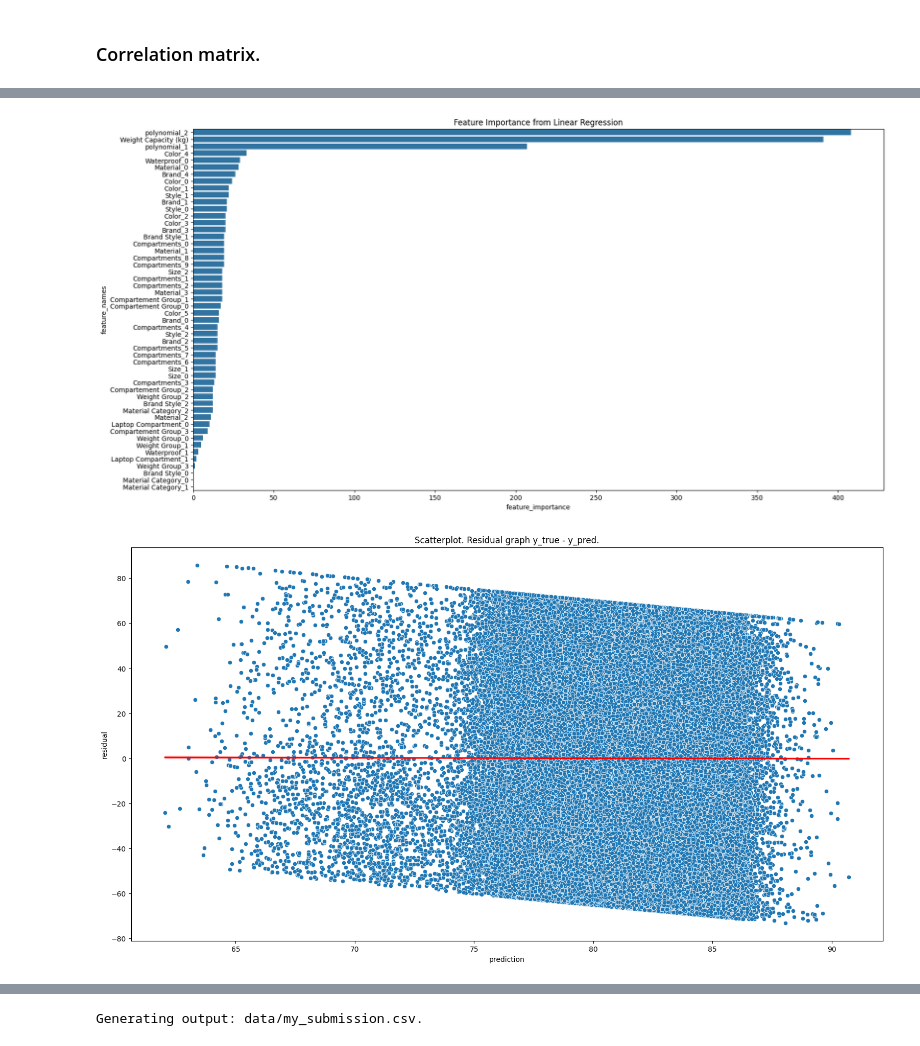
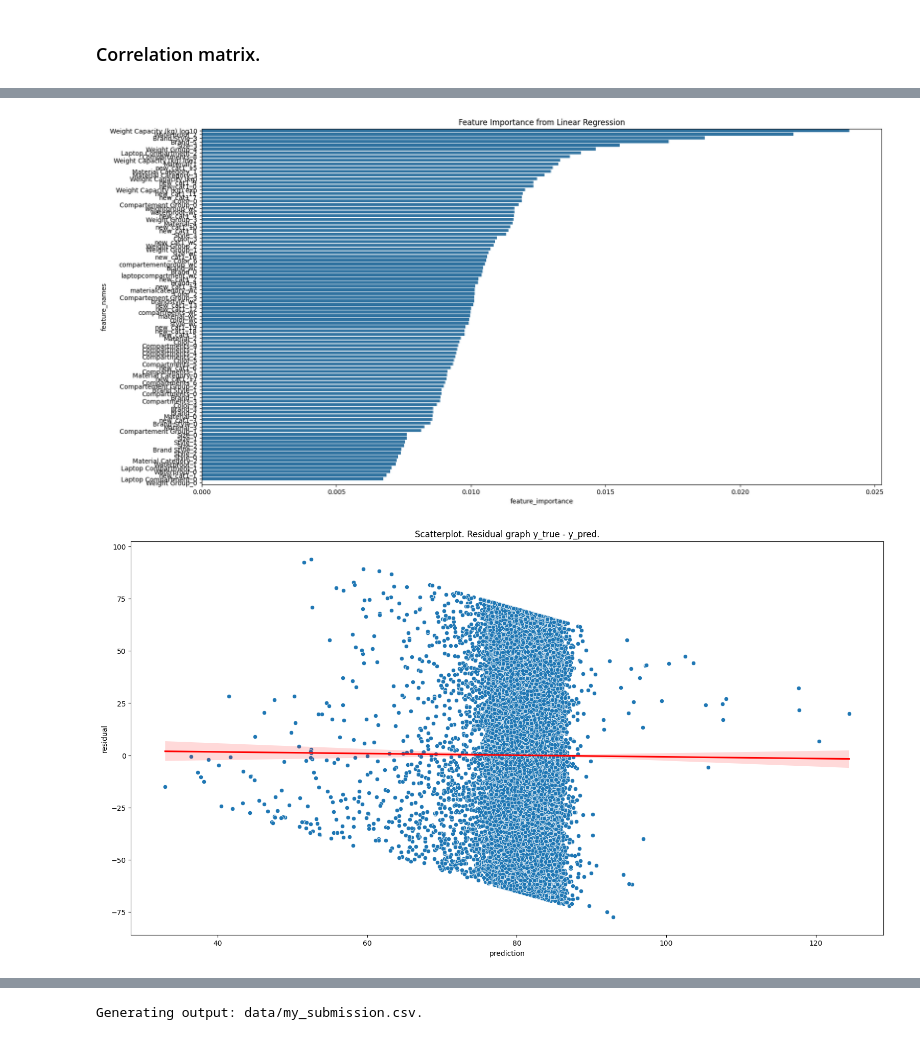
Before and after one commit to BaptPicxDev/swag2-backpack-predict, a Jupyter notebook: notebooks/training.ipynb, the cells around one changed output, grey strips where cells are left out. Cells and saved outputs as stored; diff of their text form; code cells hidden in the pictures.

Commit message:
Best score achieved 39.099

```diff
--- a/notebooks/training.ipynb
+++ b/notebooks/training.ipynb
@@ -308,0 +342,3 @@ df_train_dummy
+# %%
+df_tot_dummy = get_dummies(df=df_tot_with_new_vars2_scaled)
+df_tot_dummy.info()
@@ -320,0 +375,4 @@ correlation_heatmap(df_correlation=corr)
+# %%
+# Retrieving df_train & df_test
+df_train_dummy = df_tot_dummy[:len(df_train)]
+df_test_dummy = df_tot_dummy[len(df_train):].drop(columns=["Price"])
@@ -322,7 +420,7 @@ correlation_heatmap(df_correlation=corr)
 column_names = df_train_dummy.drop(columns=["Price", "index", "id"], errors="ignore").columns
 X = df_train_dummy.loc[:, column_names]
 y = df_train_dummy.loc[:, ["Price"]]
-X_train, X_test, y_train, y_test = split_X_y_in_train_test_sets(X=X, y=y)
+X_train, X_test, y_train, y_test = split_X_y_in_train_test_sets(X=X, y=y, test_size=0.1)
 print(f"Train shape: {X_train.shape}")
 print(f"Test shape: {X_test.shape}")
 # %% [output]
@@ -404,0 +536,18 @@ Fitting 2 folds for each of 100 candidates, totalling 200 fits
+# %%
+from xgboost import XGBRegressor
+final_model2 = XGBRegressor(
+    max_depth=10,
+    colsample_bytree=0.5,
+    subsample=0.8,
+    n_estimators=15_000,
+    learning_rate=0.01,
+    enable_categorical=True,
+    min_child_weight=10,
+    early_stopping_rounds=100,
+)
+
+final_model2.fit(
+    X_train, y_train,
+    eval_set=[(X_test, y_test)],
+    verbose=300,
+)
@@ -405,16 +571,16 @@ Fitting 2 folds for each of 100 candidates, totalling 200 fits
 # %%
 vizualize_feature_importance(
-    model=best_model,
+    model=final_model2,
     feature_names=column_names,
 )
 # %% [output]
-[figure, old version]
+[figure, new version]
 # %%
 vizualise_residual(
     y_true=y_test["Price"].values,
-    y_pred=best_model.predict(X_test[column_names]).reshape(-1),
+    y_pred=final_model2.predict(X_test[column_names]).reshape(-1),
     subset=100_000,
 )
 # %% [output]
-[figure, old version]
+[figure, new version]
 # %%
```
Also changed, not shown: parts of 44 cells of this notebook.
